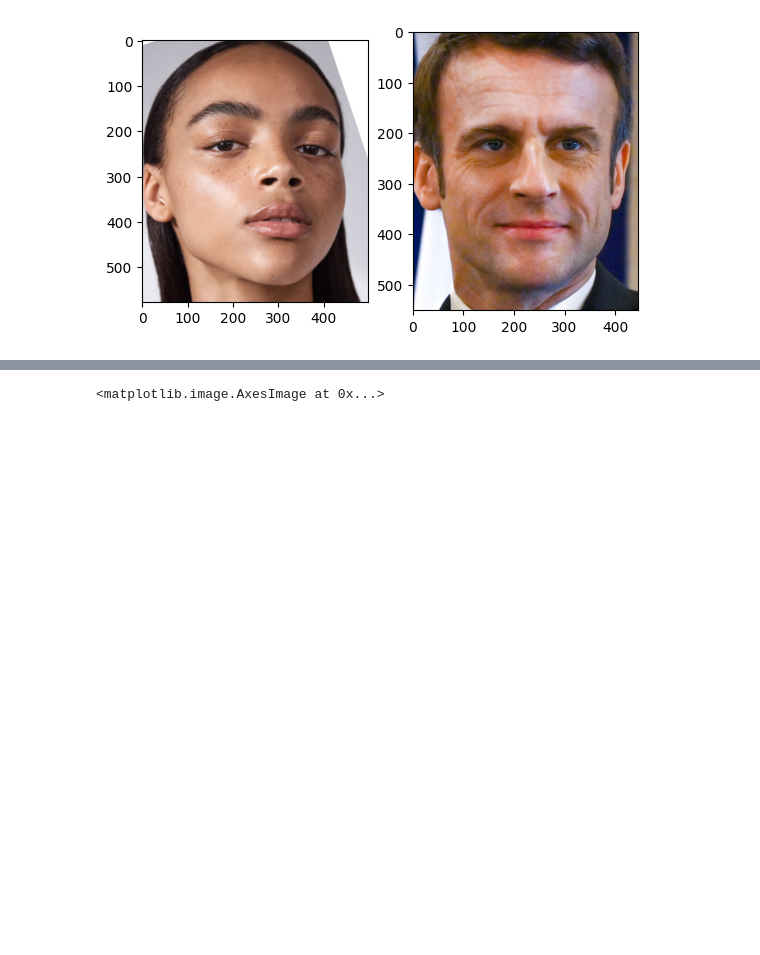
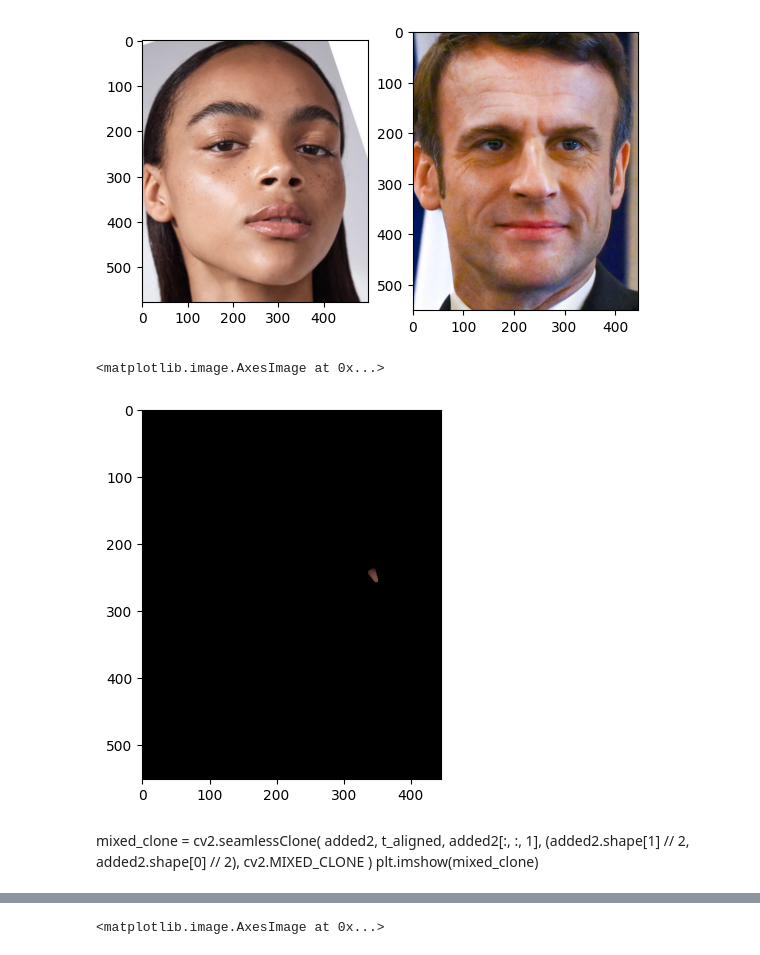
Before and after one commit to svspirivm/face-swap, a Jupyter notebook: trash/all_triangles.ipynb, the cells around one changed output, grey strips where cells are left out. Saved outputs shown, nothing was run; the diff lists cells and outputs as text; code cells hidden in the pictures; blank space fills up the shorter version.

```diff
--- a/all_triangles.ipynb
+++ b/trash/all_triangles.ipynb
@@ -25,6 +25,8 @@ axarr[1].imshow(t_aligned)
 mixed_clone = t_aligned.copy()
 added1 = np.zeros(t_aligned.shape, np.uint8)
 added2 = np.zeros(t_aligned.shape, np.uint8)
+added3 = np.zeros(t_aligned.shape, np.uint8)
+k = 0
 
 for i in range(0, int(len(TRIANGULATION) / 3)):
     points = [TRIANGULATION[i * 3], TRIANGULATION[i * 3 + 1], TRIANGULATION[i * 3 + 2]]
@@ -43,28 +45,42 @@ for i in range(0, int(len(TRIANGULATION) / 3)):
 
     added1 = cv2.add(added1, s_rotated)
 
-    # t_zone_mask = t_zone_patch[:, :, 0]
-    # s_masked = cv2.bitwise_and(s_rotated, s_rotated, mask=t_zone_mask)
+    t_zone_mask = t_zone_patch[:, :, 0]
+    t_zone_mask = cv2.erode(t_zone_mask, np.ones((1, 1)), iterations=1)
 
-    t_zone_mask =( t_zone_patch[:, :, 0] > 0).astype(np.uint8)
-    kernel = cv2.getStructuringElement(cv2.MORPH_ELLIPSE, (5, 5))
-    smoothed_mask = cv2.morphologyEx(t_zone_mask, cv2.MORPH_OPEN, kernel)
-    smoothed_mask = cv2.GaussianBlur(smoothed_mask, (15, 15), 0)
     s_masked = cv2.bitwise_and(s_rotated, s_rotated, mask=t_zone_mask)
+    s_masked = cv2.dilate(s_masked, np.ones((1, 1)), iterations=1)
+
 
     added2 = cv2.add(added2, s_masked)
 
-    t_scale_ldmks = get_zone_landmarks(points, t_ldmks)
-    # center_x = (np.max(t_scale_ldmks[:, 0]) + np.min(t_scale_ldmks[:, 0])) // 2
-    # center_y = (np.max(t_scale_ldmks[:, 1]) + np.min(t_scale_ldmks[:, 1])) // 2
-    h, w = s_masked.shape[:2]
 
-    # 0 <= roi.x && 0 <= roi.width && roi.x + roi.width <= m.cols && 0 <= roi.y && 0 <= roi.height && roi.y + roi.height <= m.rows
+    center_x = (np.max(t_zone_ldmks[:, 0]) + np.min(t_zone_ldmks[:, 0])) // 2
+    center_y = (np.max(t_zone_ldmks[:, 1]) + np.min(t_zone_ldmks[:, 1])) // 2
 
     # mixed_clone = cv2.seamlessClone(
     #     s_masked,
     #     mixed_clone,
-    #     s_masked[:, :, 0],
-    #     (w // 2, h // 2),
+    #     cv2.dilate(s_masked, np.ones((3, 3)), iterations=1),
+    #     # np.ones(t_aligned.shape, np.uint8) * 255,
+    #     (center_x, center_y),
     #     cv2.MIXED_CLONE
     #     )
+# %%
+# plt.imshow(s_masked)#added2
+# f, axarr = plt.subplots(1, 2)
+# axarr[0].imshow(s_masked)
+# axarr[1].imshow(mixed_clone)
+plt.imshow(cv2.dilate(s_masked, np.ones((5, 5)), iterations=1))
+# %% [output]
+<matplotlib.image.AxesImage at 0x...>
+[figure, added]
+# %% [markdown]
+mixed_clone = cv2.seamlessClone(
+    added2,
+    t_aligned,
+    added2[:, :, 1],
+    (added2.shape[1] // 2, added2.shape[0] // 2),
+    cv2.MIXED_CLONE
+)
+plt.imshow(mixed_clone)
```
Also changed, not shown: parts of 13 cells of this notebook, 9 other files.
